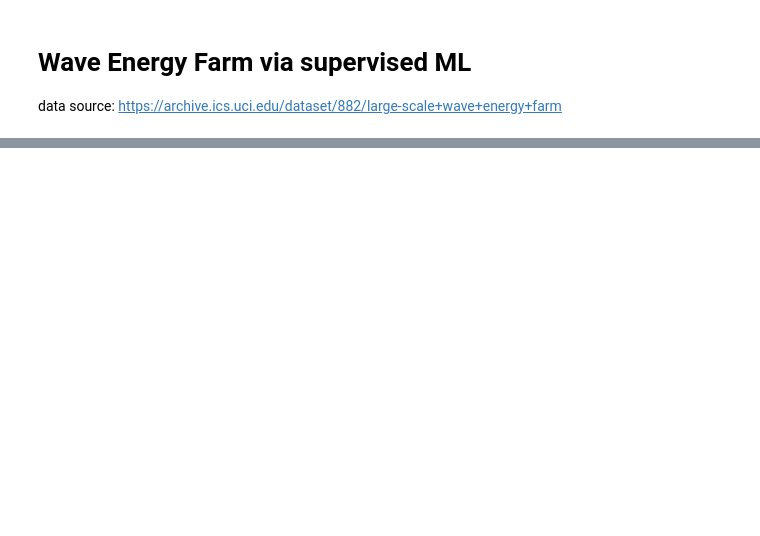
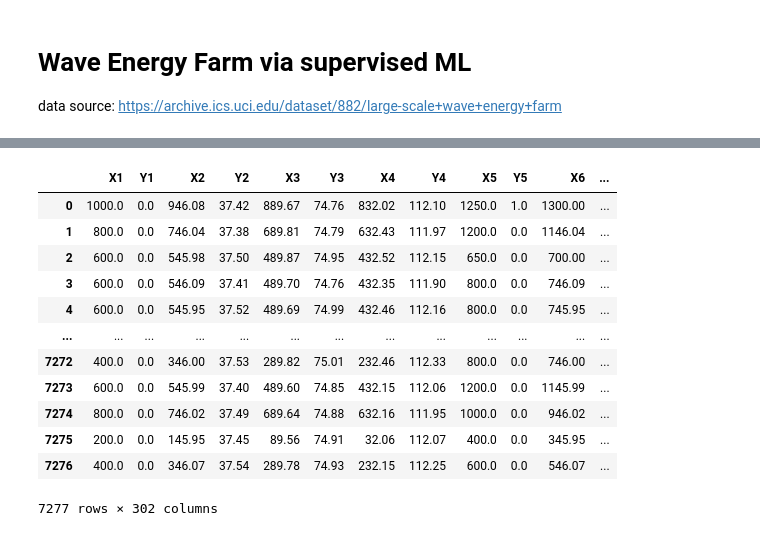
Before and after one commit to TianTao1111/Prediction-of-Wave-Energy-Farm, a Jupyter notebook: Wave Energy Farm via supervised ML.ipynb, the cells around one changed output, grey strips where cells are left out. Cells and saved outputs as stored; diff of their text form; code cells hidden in the pictures; blank space fills up the shorter version.

```diff
--- a/Wave Energy Farm via supervised ML.ipynb
+++ b/Wave Energy Farm via supervised ML.ipynb
@@ -5,0 +43,16 @@ data source: https://archive.ics.uci.edu/dataset/882/large-scale+wave+energy+far
+# %%
+df_perth_100
+# %% [output]
+|  | X1 | Y1 | X2 | Y2 | X3 | Y3 | X4 | Y4 | X5 | Y5 | X6 | ... |
+| 0 | 1000.0 | 0.0 | 946.08 | 37.42 | 889.67 | 74.76 | 832.02 | 112.10 | 1250.0 | 1.0 | 1300.00 | ... |
+| 1 | 800.0 | 0.0 | 746.04 | 37.38 | 689.81 | 74.79 | 632.43 | 111.97 | 1200.0 | 0.0 | 1146.04 | ... |
+| 2 | 600.0 | 0.0 | 545.98 | 37.50 | 489.87 | 74.95 | 432.52 | 112.15 | 650.0 | 0.0 | 700.00 | ... |
+| 3 | 600.0 | 0.0 | 546.09 | 37.41 | 489.70 | 74.76 | 432.35 | 111.90 | 800.0 | 0.0 | 746.09 | ... |
+| 4 | 600.0 | 0.0 | 545.95 | 37.52 | 489.69 | 74.99 | 432.46 | 112.16 | 800.0 | 0.0 | 745.95 | ... |
+| ... | ... | ... | ... | ... | ... | ... | ... | ... | ... | ... | ... | ... |
+| 7272 | 400.0 | 0.0 | 346.00 | 37.53 | 289.82 | 75.01 | 232.46 | 112.33 | 800.0 | 0.0 | 746.00 | ... |
+| 7273 | 600.0 | 0.0 | 545.99 | 37.40 | 489.60 | 74.85 | 432.15 | 112.06 | 1200.0 | 0.0 | 1145.99 | ... |
+| 7274 | 800.0 | 0.0 | 746.02 | 37.49 | 689.64 | 74.88 | 632.16 | 111.95 | 1000.0 | 0.0 | 946.02 | ... |
+| 7275 | 200.0 | 0.0 | 145.95 | 37.45 | 89.56 | 74.91 | 32.06 | 112.07 | 400.0 | 0.0 | 345.95 | ... |
+| 7276 | 400.0 | 0.0 | 346.07 | 37.54 | 289.78 | 74.93 | 232.15 | 112.25 | 600.0 | 0.0 | 546.07 | ... |
+7277 rows × 302 columns
```
Also changed, not shown: parts of 57 cells of this notebook, 16 other files.
